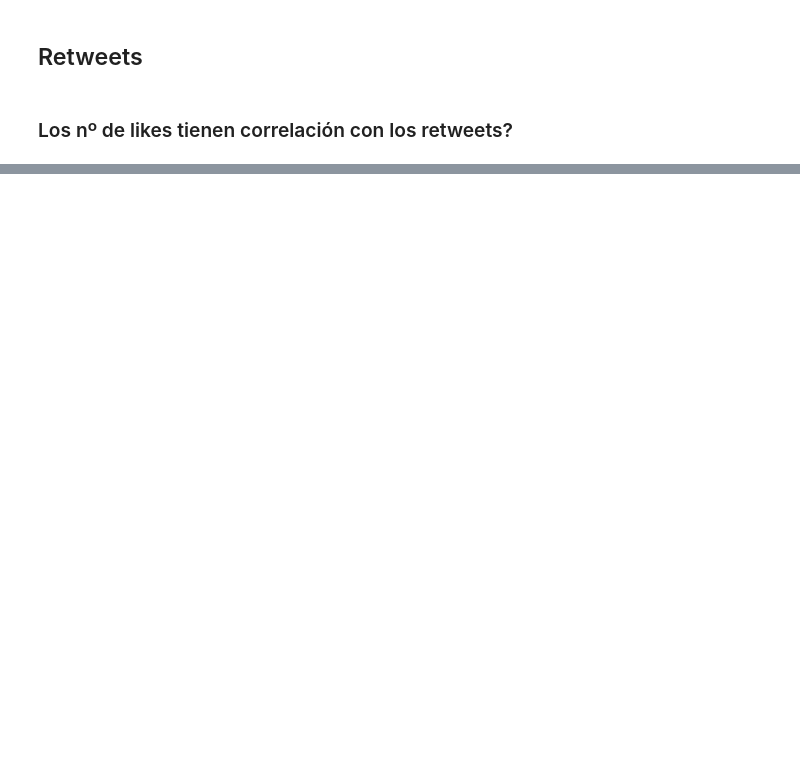
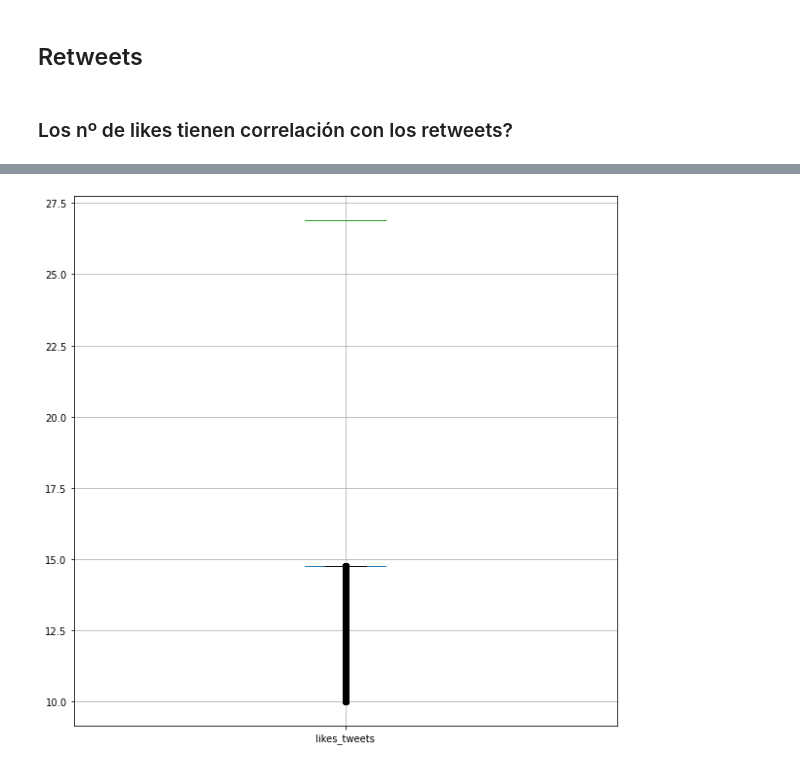
Before and after one commit to julianmelero/twitter-ai, a Jupyter notebook: Analysis/basic.ipynb, the cells around one changed output, grey strips where cells are left out. Saved outputs shown, nothing was run; the diff lists cells and outputs as text; code cells hidden in the pictures; blank space fills up the shorter version.

```diff
--- a/Analysis/basic.ipynb
+++ b/Analysis/basic.ipynb
@@ -93,0 +253,3 @@ union[['nreteews', 'nreplies']].corr()
+# %%
+union['cuantos'] = union.groupby(['username'])['tweets'].count()
+union['cuantos']
@@ -93,0 +276,8 @@ union[['nreteews', 'nreplies']].corr()
+# %%
+union['likes_tweets'] = (union['nlikes'] / union['nretweets'])
+union[union['likes_tweets'] > 10].boxplot(column =['likes_tweets'], figsize=(10,10))
+union[['likes_tweets','likes','nretweets']].describe()
+union[['nlikes','nretweets']].corr()
+pd.options.display.max_columns
+tweets.describe()
+# %% [output]
@@ -93,0 +293 @@ union[['nreteews', 'nreplies']].corr()
+[figure, added]
```
Also changed, not shown: parts of 27 cells of this notebook.
